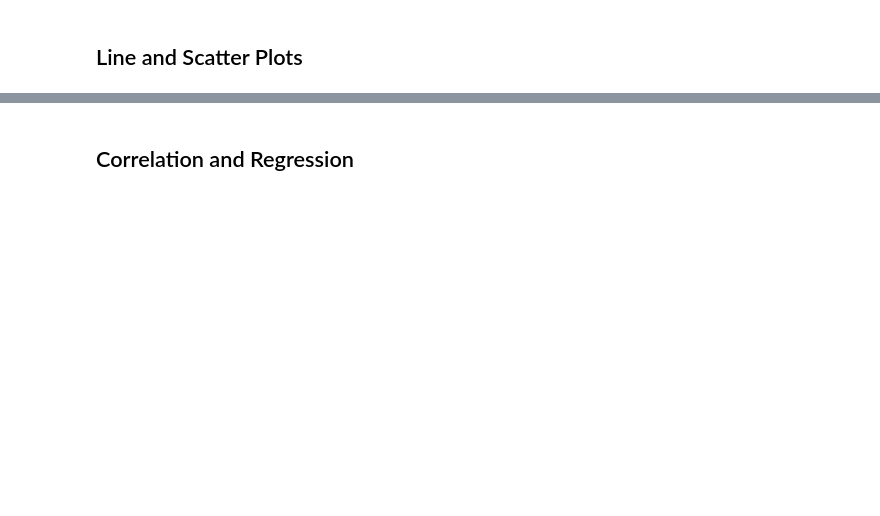
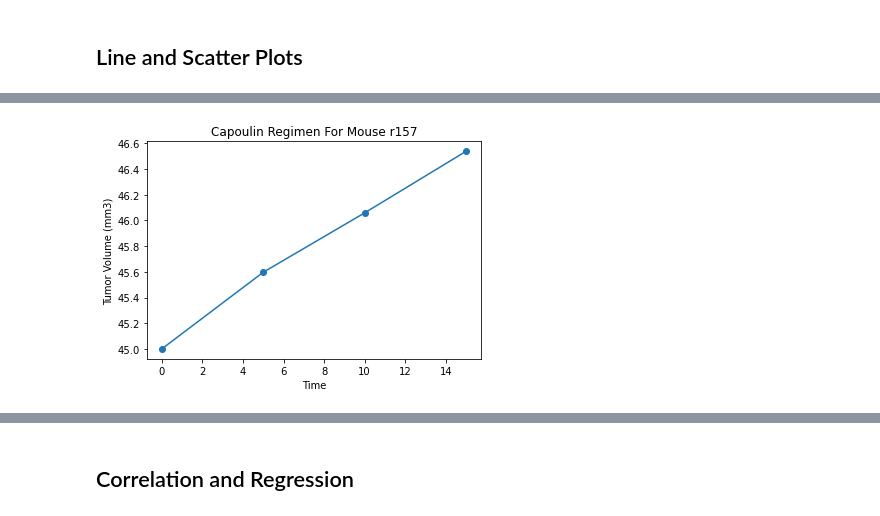
Before and after one commit to Pambaza/Matplotlib_Challenge, a Jupyter notebook: pymaceuticals_starter.ipynb, the cells around one changed output, grey strips where cells are left out. Drawn from its saved outputs; the diff is of its cells as text; code cells hidden in the pictures; blank space fills up the shorter version.

```diff
--- a/pymaceuticals_starter.ipynb
+++ b/pymaceuticals_starter.ipynb
@@ -230,2 +289,12 @@ plt.axis("equal")
+# %%
+capomulin_mouse = combined_micedata_df.loc[combined_micedata_df['Mouse ID']=='r157']
+plt.plot(capomulin_mouse["Timepoint"], capomulin_mouse['Tumor Volume (mm3)'], marker ='o')
+
+plt.title("Capoulin Regimen For Mouse r157")
+plt.xlabel ("Time")
+plt.ylabel('Tumor Volume (mm3)')
+plt.show()
+# %% [output]
+[figure, added]
 # %%
 # Generate a scatter plot of average tumor volume vs. mouse weight for the Capomulin regimen
```
Also changed, not shown: parts of 7 cells of this notebook.
